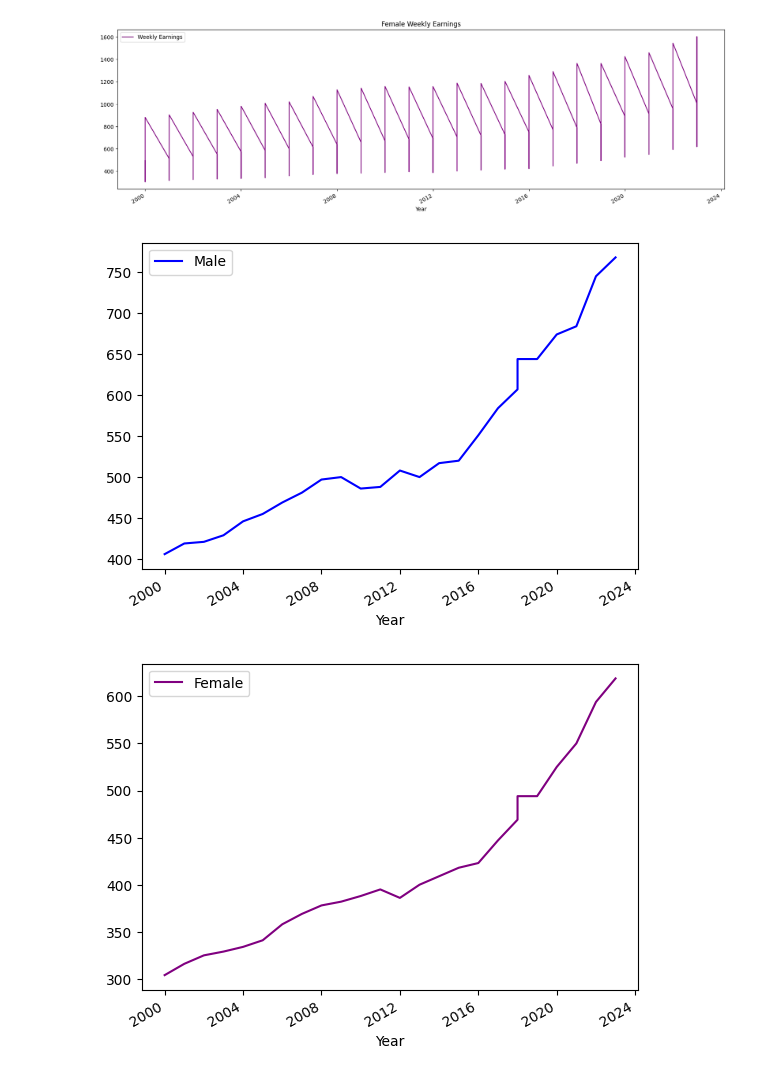
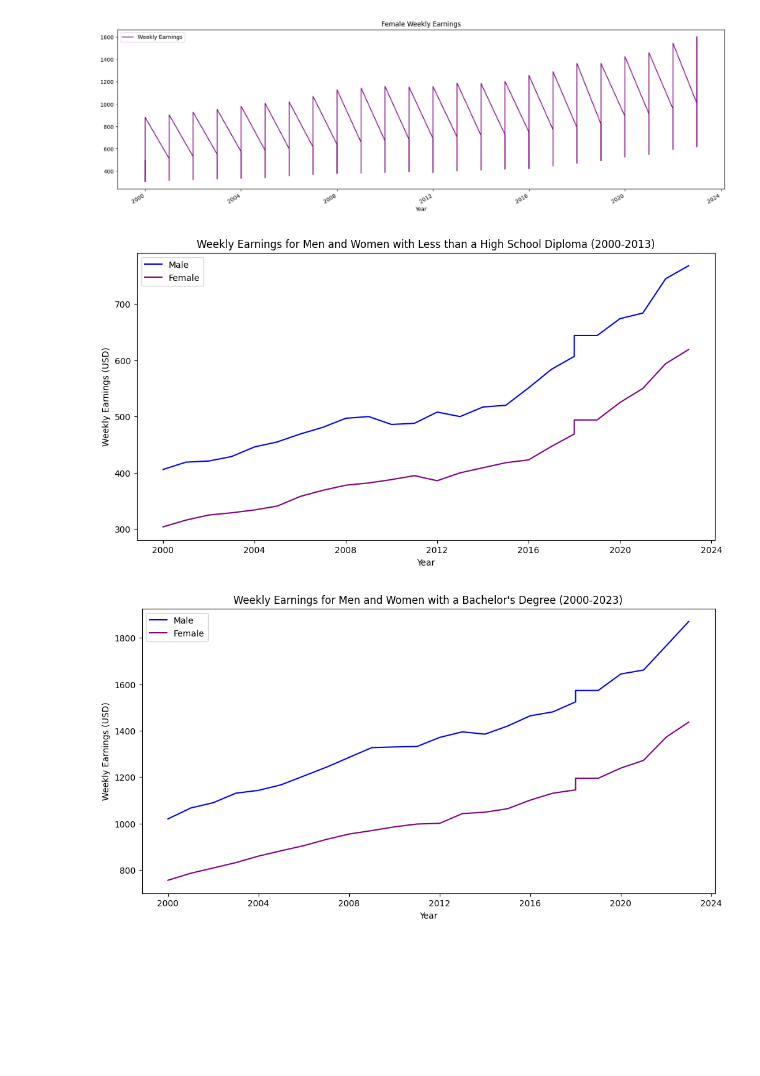
Before and after one commit to professav/project1, a Jupyter notebook: uslaborstatistics.ipynb, the cells around one changed output. Saved outputs shown, nothing was run; the diff lists cells and outputs as text; code cells hidden in the pictures; blank space fills up the shorter version.

```diff
--- a/uslaborstatistics.ipynb
+++ b/uslaborstatistics.ipynb
@@ -51,14 +51,15 @@ Saving project_1_final.csv to project_1_final (1).csv
 # Setting the "Year" column as the Datetime Index.
 
 df_labor_stats_raw = pd.read_csv(
-    "project_1_final.csv",
+    "earnings.csv",
     index_col='Year',
     parse_dates=True
 )
-# Removing unwanted columns
+
+#Removing unwanted columns
 df_labor_stats = df_labor_stats_raw[["Gender", "Race", "Level of Education", "Count", "Weekly Earnings"]]
 
-# Review the first and last five rows of the DataFrame
+#Review the first and last five rows of the DataFrame
 display(df_labor_stats.head())
 display(df_labor_stats.tail())
 # %% [output]
@@ -111,12 +124,46 @@ plt.show()
 # %% [output]
 [figure]
 # %%
-# Plotting Weekly Earnings for Women 2000-2013
-all_weekly_earnings.loc[(all_weekly_earnings['Gender'] == 'Male') & (all_weekly_earnings['Level of Education'] == 'Less than a high school diploma')].plot( y='Weekly Earnings', color=['blue'], label='Male' )
-all_weekly_earnings.loc[(all_weekly_earnings['Gender'] == 'Female') & (all_weekly_earnings['Level of Education'] == 'Less than a high school diploma')].plot( y='Weekly Earnings', color=['purple'], label='Female')
-#plt.gcf().set_size_inches(20, 6)
+# Plotting Weekly Earnings for Men and Women with Less than a High School Diploma 2000-2023
+plt.figure(figsize=(12, 6))
+
+# Plotting Men's Weekly Earnings
+men_weekly_earnings = all_weekly_earnings.loc[(all_weekly_earnings['Gender'] == 'Male') & (all_weekly_earnings['Level of Education'] == 'Less than a high school diploma')]
+plt.plot(men_weekly_earnings.index, men_weekly_earnings['Weekly Earnings'], color='blue', label='Male')
+
+# Plotting Women's Weekly Earnings
+women_weekly_earnings = all_weekly_earnings.loc[(all_weekly_earnings['Gender'] == 'Female') & (all_weekly_earnings['Level of Education'] == 'Less than a high school diploma')]
+plt.plot(women_weekly_earnings.index, women_weekly_earnings['Weekly Earnings'], color='purple', label='Female')
+
+# Adding labels and title
+plt.title('Weekly Earnings for Men and Women with Less than a High School Diploma (2000-2023)')
+plt.xlabel('Year')
+plt.ylabel('Weekly Earnings (USD)')
 plt.legend()
+
+# Display the plot
 plt.show()
 # %% [output]
-[figure, old version]
+[figure, new version]
-[figure, removed]
+# %%
+# Plotting Weekly Earnings for Men and Women with Bacherlors Degree 2000-2023
+plt.figure(figsize=(12, 6))
+
+# Plotting Men's Weekly Earnings
+men_weekly_earnings = all_weekly_earnings.loc[(all_weekly_earnings['Gender'] == 'Male') & (all_weekly_earnings['Level of Education'] == "Bachelor's degree or higher")]
+plt.plot(men_weekly_earnings.index, men_weekly_earnings['Weekly Earnings'], color='blue', label='Male')
+
+# Plotting Women's Weekly Earnings
+women_weekly_earnings = all_weekly_earnings.loc[(all_weekly_earnings['Gender'] == 'Female') & (all_weekly_earnings['Level of Education'] == "Bachelor's degree or higher")]
+plt.plot(women_weekly_earnings.index, women_weekly_earnings['Weekly Earnings'], color='purple', label='Female')
+
+# Adding labels and title
+plt.title("Weekly Earnings for Men and Women with a Bachelor's Degree (2000-2023)")
+plt.xlabel('Year')
+plt.ylabel('Weekly Earnings (USD)')
+plt.legend()
+
+# Display the plot
+plt.show()
+# %% [output]
+[figure, added]
```
Also changed, not shown: parts of 16 cells of this notebook.
